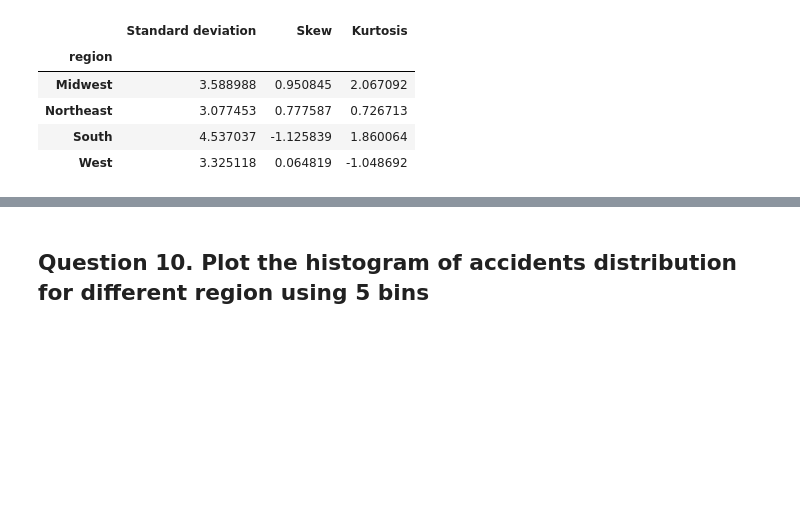
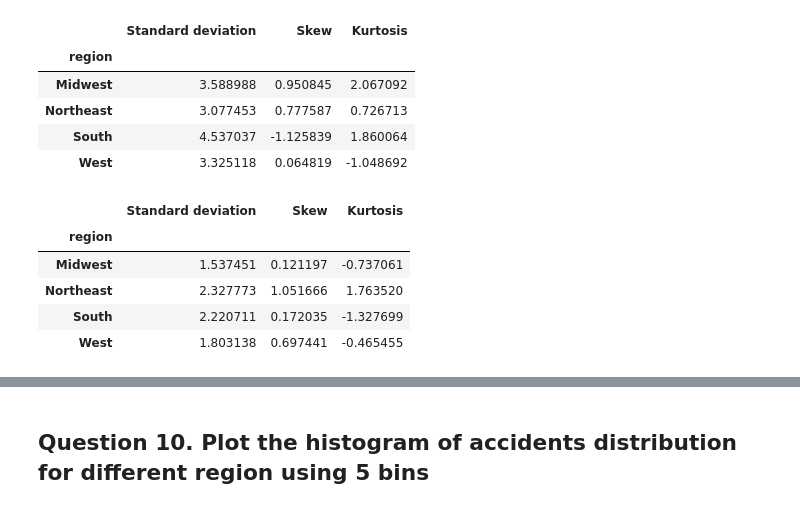
Before and after one commit to Arx1971/DataAnalytics-HW-1, a Jupyter notebook: HW1_Spring2020.ipynb, the cells around one changed output, grey strips where cells are left out. Cells and saved outputs as stored; diff of their text form; code cells hidden in the pictures; blank space fills up the shorter version.

```diff
--- a/HW1_Spring2020.ipynb
+++ b/HW1_Spring2020.ipynb
@@ -226,9 +226,16 @@ acdnt
 | South | 4.537037 | -1.125839 | 1.860064 |
 | West | 3.325118 | 0.064819 | -1.048692 |
 # %%
-raw_data = {'Standard deviation': crash.groupby('region')['accidents'].std(),
-    'Skew': crash.groupby('region')['accidents'].skew(),
-    'Kurtosis': crash.groupby('region')['accidents'].apply(pd.DataFrame.kurt)
+raw_data = {'Standard deviation': crash.groupby('region')['speeding'].std(),
+    'Skew': crash.groupby('region')['speeding'].skew(),
+    'Kurtosis': crash.groupby('region')['speeding'].apply(pd.DataFrame.kurt)
     }
-acdnt = pd.DataFrame(raw_data, columns = ['Standard deviation', 'Skew', 'Kurtosis'])
-acdnt
+spdng = pd.DataFrame(raw_data, columns = ['Standard deviation', 'Skew', 'Kurtosis'])
+spdng
+# %% [output]
+|  | Standard deviation | Skew | Kurtosis |
+| region |  |  |  |
+| Midwest | 1.537451 | 0.121197 | -0.737061 |
+| Northeast | 2.327773 | 1.051666 | 1.763520 |
+| South | 2.220711 | 0.172035 | -1.327699 |
+| West | 1.803138 | 0.697441 | -0.465455 |
```
Also changed, not shown: parts of 5 cells of this notebook.
